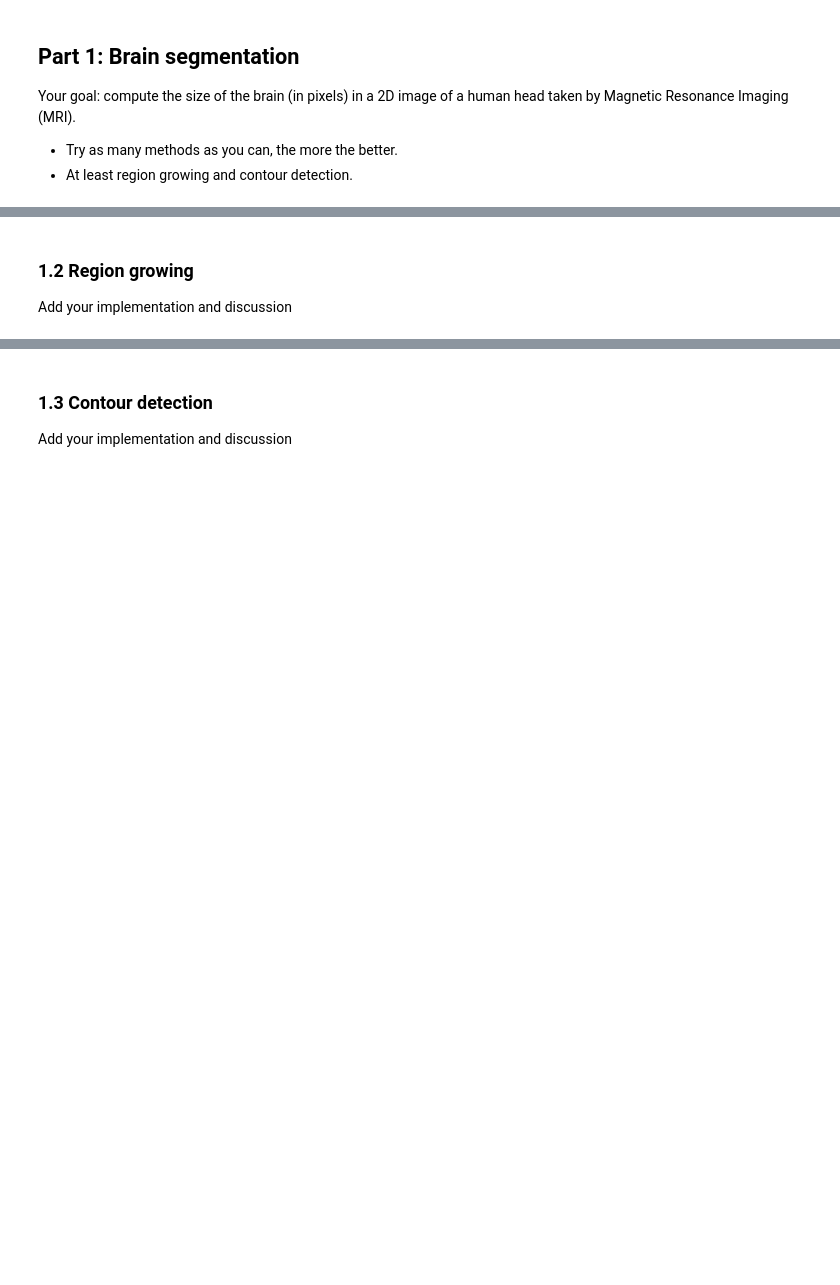
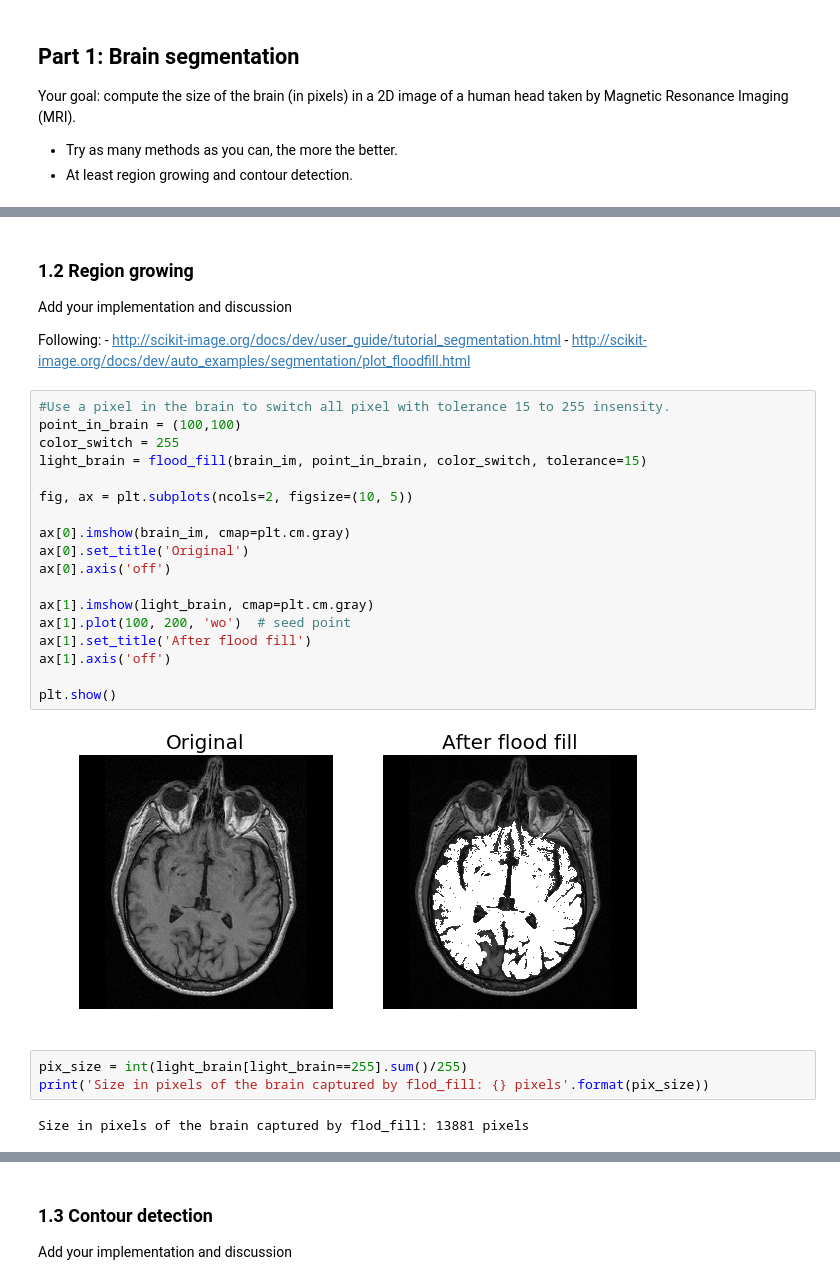
Before and after one commit to raphaelreis/iapr-2019, a Jupyter notebook: labs/lab_01_segmentation.ipynb, the cells around one changed output, grey strips where cells are left out. Saved outputs shown, nothing was run; the diff lists cells and outputs as text; blank space fills up the shorter version.

```diff
--- a/labs/lab_01_segmentation.ipynb
+++ b/labs/lab_01_segmentation.ipynb
@@ -49,3 +130,32 @@ plt.show()
 # %% [markdown]
 ### 1.2 Region growing
 Add your implementation and discussion
+
+Following:
+           - http://scikit-image.org/docs/dev/user_guide/tutorial_segmentation.html
+           - http://scikit-image.org/docs/dev/auto_examples/segmentation/plot_floodfill.html
+# %%
+#Use a pixel in the brain to switch all pixel with tolerance 15 to 255 insensity.
+point_in_brain = (100,100)
+color_switch = 255
+light_brain = flood_fill(brain_im, point_in_brain, color_switch, tolerance=15)
+
+fig, ax = plt.subplots(ncols=2, figsize=(10, 5))
+
+ax[0].imshow(brain_im, cmap=plt.cm.gray)
+ax[0].set_title('Original')
+ax[0].axis('off')
+
+ax[1].imshow(light_brain, cmap=plt.cm.gray)
+ax[1].plot(100, 200, 'wo')  # seed point
+ax[1].set_title('After flood fill')
+ax[1].axis('off')
+
+plt.show()
+# %% [output]
+[figure, added]
+# %%
+pix_size = int(light_brain[light_brain==255].sum()/255)
+print('Size in pixels of the brain captured by flod_fill: {} pixels'.format(pix_size))
+# %% [output]
+Size in pixels of the brain captured by flod_fill: 13881 pixels
```
Also changed, not shown: parts of 32 cells of this notebook.
